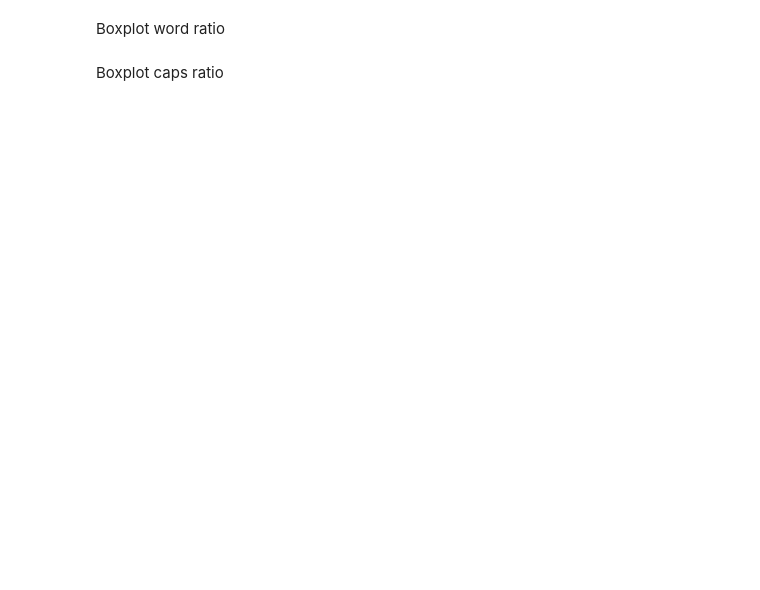
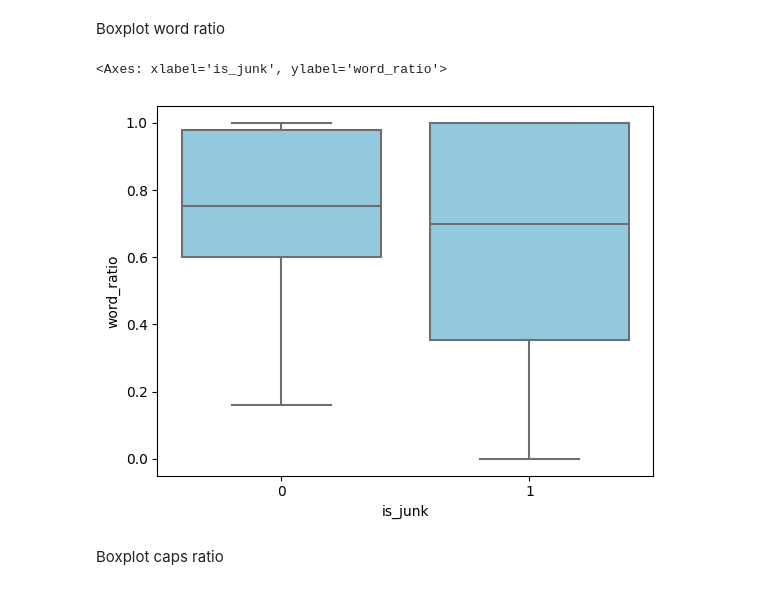
Before and after one commit to atekiouk/Sujet_2, a Jupyter notebook: Notebooks/Junk_post_detection.ipynb, the cells around one changed output. Drawn from its saved outputs; the diff is of its cells as text; code cells hidden in the pictures; blank space fills up the shorter version.

```diff
--- a/Notebooks/Junk_post_detection.ipynb
+++ b/Notebooks/Junk_post_detection.ipynb
@@ -447,7 +556,13 @@ plt.show()
 # %% [markdown]
 Boxplot word ratio
 # %%
-sns.boxplot(data=chanel_junk_valid_new, x="is_junk", y="ratio_word",color= 'skyblue')
+sns.boxplot(data  = chanel_all_features,
+            x     = "is_junk",
+            y     = "word_ratio",
+            color = "skyblue")
+# %% [output]
+<Axes: xlabel='is_junk', ylabel='word_ratio'>
+[figure, added]
 # %% [markdown]
 Boxplot caps ratio
 # %%
```
Also changed, not shown: parts of 41 cells of this notebook, 1 other file.
